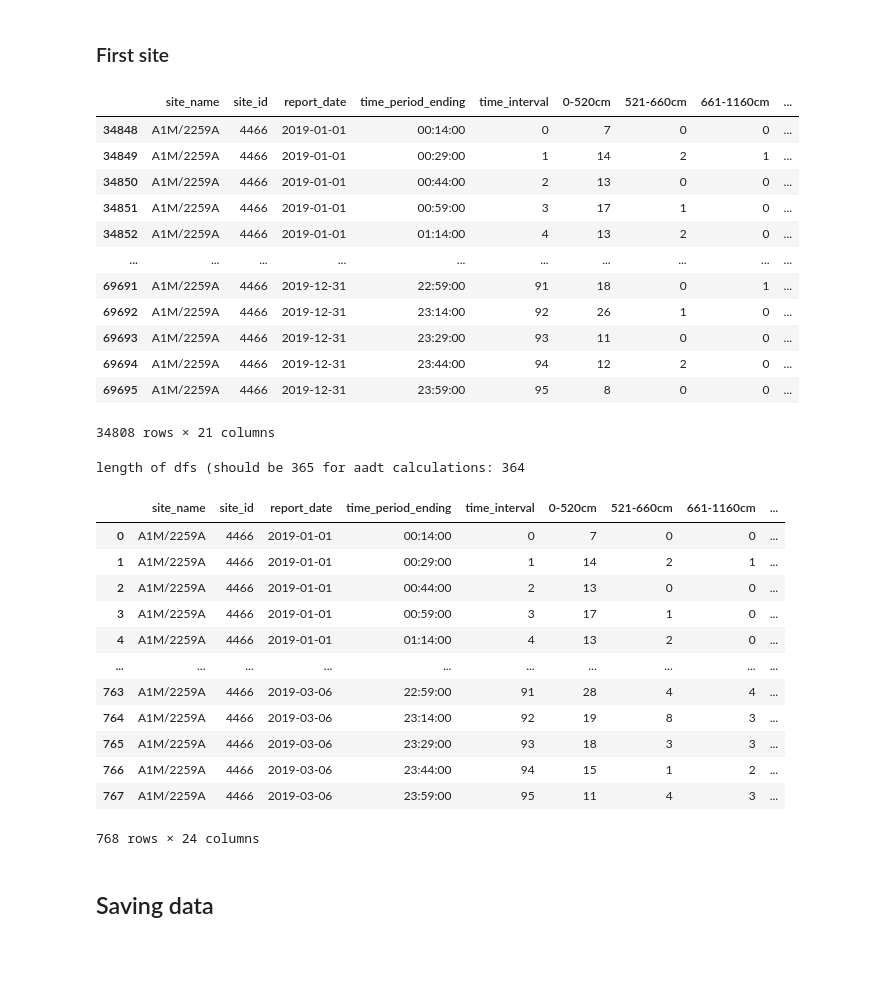
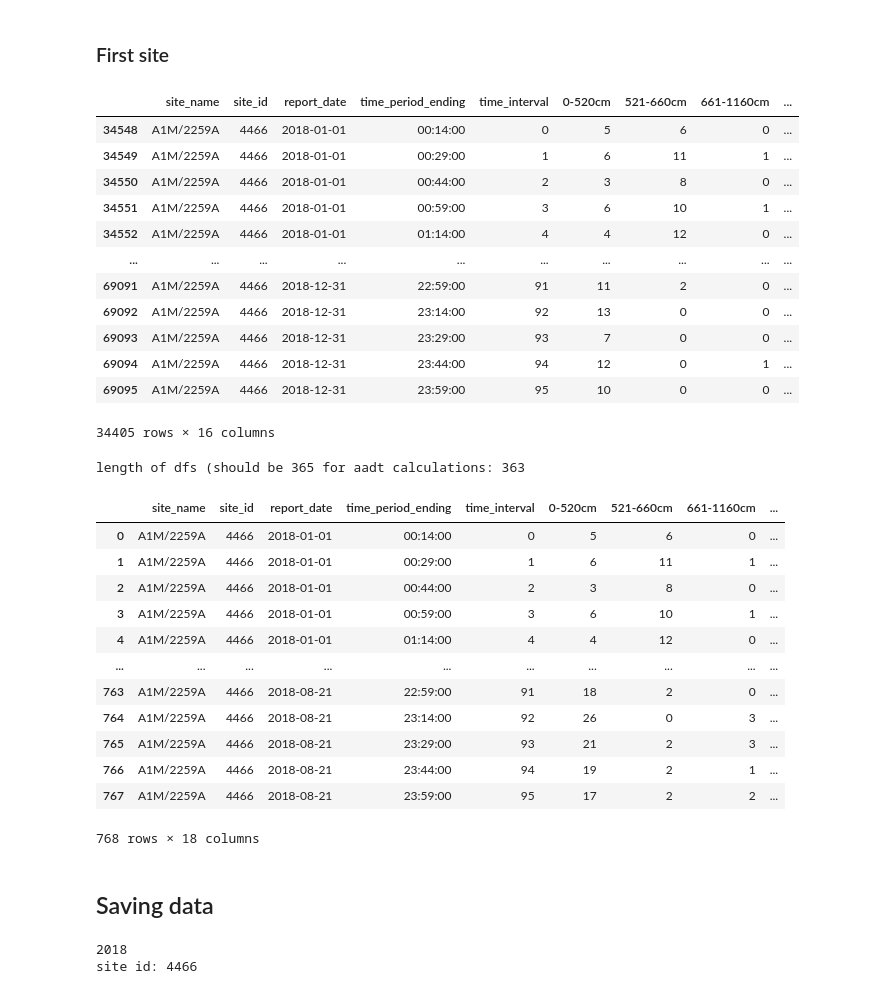
Before and after one commit to horsada/Spatial_Finance_Transport, a Jupyter notebook: dataAPI/trafficAPI.ipynb, the cells around one changed output. Cells and saved outputs as stored; diff of their text form; code cells hidden in the pictures; blank space fills up the shorter version.

Commit message:
Added to trafficAPI ability to download by year too. Preprocessing.ipynb from AADT folder will automatically accept all sites from all years in data/ground_truth_data

```diff
--- a/dataAPI/trafficAPI.ipynb
+++ b/dataAPI/trafficAPI.ipynb
@@ -16,14 +16,14 @@ import numpy as np
 # %% [markdown]
 ## Global Variables
 # %%
-START_DATE = '01012019'
-END_DATE = '01012020'
+START_DATE = '01012018'
+END_DATE = '31122018' # inclusive
 MAX_LAT = 52.6
 MAX_LONG = -0.32
 MIN_LAT = 52.5
 MIN_LONG = -0.33
 QUALITY_THRESHOLD = 90
-NORMALISE_DF = True
+NORMALISE_DF = False
 # %% [markdown]
 ## General Functions
 # %%
@@ -273,7 +273,7 @@ def normalise(clean_report):
     return clean_report[mean>1]
 # %%
 # A pipeline of stages for downloading and normalising reporting.
-def download_clean_pipeline(start_date, end_date, max_lat, max_long, min_lat, min_long, quality_threshold = 90, normalise_df=True):
+def download_clean_pipeline(start_date, end_date, max_lat, max_long, min_lat, min_long, quality_threshold = 90, normalise=True):
     print('Producing clean report df using following parameters:')
     print('------------------------------------------')
     print('start_date: {}'.format(start_date))
@@ -283,7 +283,7 @@ def download_clean_pipeline(start_date, end_date, max_lat, max_long, min_lat, mi
     print('min_lat: {}'.format(min_lat))
     print('min_long: {}'.format(min_long))
     print('quality_threshold: {}'.format(quality_threshold))
-    print('normalise: {}'.format(normalise_df))
+    print('normalise: {}'.format(normalise))
     print('------------------------------------------')
 
     # Get the quality data
@@ -301,7 +301,7 @@ def download_clean_pipeline(start_date, end_date, max_lat, max_long, min_lat, mi
 # %% [markdown]
 ## Clean Report
 # %%
-clean_report_df = download_clean_pipeline(START_DATE, END_DATE, MAX_LAT, MAX_LONG, MIN_LAT, MIN_LONG,  QUALITY_THRESHOLD, NORMALISE_DF)
+clean_report_df = download_clean_pipeline(START_DATE, END_DATE, MAX_LAT, MAX_LONG, MIN_LAT, MIN_LONG,  QUALITY_THRESHOLD, normalise=NORMALISE_DF)
 clean_report_df.head()
 # %% [output]
 Producing clean report df using following parameters:
@@ -401,62 +396,66 @@ site_df['hour'] = site_df['timestamp'].dt.hour
 site_df
 # %% [output]
 |  | site_name | site_id | report_date | time_period_ending | time_interval | 0-520cm | 521-660cm | 661-1160cm | ... |
-| 34848 | A1M/2259A | 4466 | 2019-01-01 | 00:14:00 | 0 | 7 | 0 | 0 | ... |
-| 34849 | A1M/2259A | 4466 | 2019-01-01 | 00:29:00 | 1 | 14 | 2 | 1 | ... |
-| 34850 | A1M/2259A | 4466 | 2019-01-01 | 00:44:00 | 2 | 13 | 0 | 0 | ... |
-| 34851 | A1M/2259A | 4466 | 2019-01-01 | 00:59:00 | 3 | 17 | 1 | 0 | ... |
-| 34852 | A1M/2259A | 4466 | 2019-01-01 | 01:14:00 | 4 | 13 | 2 | 0 | ... |
+| 34548 | A1M/2259A | 4466 | 2018-01-01 | 00:14:00 | 0 | 5 | 6 | 0 | ... |
+| 34549 | A1M/2259A | 4466 | 2018-01-01 | 00:29:00 | 1 | 6 | 11 | 1 | ... |
+| 34550 | A1M/2259A | 4466 | 2018-01-01 | 00:44:00 | 2 | 3 | 8 | 0 | ... |
+| 34551 | A1M/2259A | 4466 | 2018-01-01 | 00:59:00 | 3 | 6 | 10 | 1 | ... |
+| 34552 | A1M/2259A | 4466 | 2018-01-01 | 01:14:00 | 4 | 4 | 12 | 0 | ... |
 | ... | ... | ... | ... | ... | ... | ... | ... | ... | ... |
-| 69691 | A1M/2259A | 4466 | 2019-12-31 | 22:59:00 | 91 | 18 | 0 | 1 | ... |
-| 69692 | A1M/2259A | 4466 | 2019-12-31 | 23:14:00 | 92 | 26 | 1 | 0 | ... |
-| 69693 | A1M/2259A | 4466 | 2019-12-31 | 23:29:00 | 93 | 11 | 0 | 0 | ... |
-| 69694 | A1M/2259A | 4466 | 2019-12-31 | 23:44:00 | 94 | 12 | 2 | 0 | ... |
-| 69695 | A1M/2259A | 4466 | 2019-12-31 | 23:59:00 | 95 | 8 | 0 | 0 | ... |
+| 69091 | A1M/2259A | 4466 | 2018-12-31 | 22:59:00 | 91 | 11 | 2 | 0 | ... |
+| 69092 | A1M/2259A | 4466 | 2018-12-31 | 23:14:00 | 92 | 13 | 0 | 0 | ... |
+| 69093 | A1M/2259A | 4466 | 2018-12-31 | 23:29:00 | 93 | 7 | 0 | 0 | ... |
+| 69094 | A1M/2259A | 4466 | 2018-12-31 | 23:44:00 | 94 | 12 | 0 | 1 | ... |
+| 69095 | A1M/2259A | 4466 | 2018-12-31 | 23:59:00 | 95 | 10 | 0 | 0 | ... |
-34808 rows × 21 columns
+34405 rows × 16 columns
 # %%
 # Groupby site_id and report_date
 dfs = [site_day for _, site_day in site_df.groupby(['report_date'])] # groupby days
 
 print("length of dfs (should be 365 for aadt calculations: {}".format(len(dfs)))
 
 yearly_count = 0
 
 for i in range(len(dfs)):
     df_site_day = dfs[i] # Take single day
     df_site_day['daily_count'] = df_site_day['total_volume'].sum() # Daily count
     yearly_count += df_site_day.iloc[0]['daily_count']
 
-    # timestamp preprocessing
-    df_site_day['timestamp_min_max'] = dt64_to_float(df_site_day['timestamp'])
-    #df_site_day.to_csv('/home/ah2719/FYP/Spatial_Finance_Transport/data/ground_truth_data/report_daily_count.csv')
+    # timestamp preprocessing (currently unused)
+    #df_site_day['timestamp_min_max'] = dt64_to_float(df_site_day['timestamp'])
 
-aadt = yearly_count / 365
+aadt = yearly_count / len(dfs) # in case some days have been removed (otherwise 365)
 
 for i in range(len(dfs)):
     df_site_day = dfs[i] # Take single day
     df_site_day['aadt'] = aadt # add aadt column
 
 # Take random 7 days
 random_days = [np.random.randint(low=1, high=364) for _ in range(7)]
 df_aadt_week = dfs[0].append([dfs[i] for i in random_days], ignore_index=True)
 
 df_aadt_week
 # %% [output]
-length of dfs (should be 365 for aadt calculations: 364
+length of dfs (should be 365 for aadt calculations: 363
 |  | site_name | site_id | report_date | time_period_ending | time_interval | 0-520cm | 521-660cm | 661-1160cm | ... |
-| 0 | A1M/2259A | 4466 | 2019-01-01 | 00:14:00 | 0 | 7 | 0 | 0 | ... |
-| 1 | A1M/2259A | 4466 | 2019-01-01 | 00:29:00 | 1 | 14 | 2 | 1 | ... |
-| 2 | A1M/2259A | 4466 | 2019-01-01 | 00:44:00 | 2 | 13 | 0 | 0 | ... |
-| 3 | A1M/2259A | 4466 | 2019-01-01 | 00:59:00 | 3 | 17 | 1 | 0 | ... |
-| 4 | A1M/2259A | 4466 | 2019-01-01 | 01:14:00 | 4 | 13 | 2 | 0 | ... |
+| 0 | A1M/2259A | 4466 | 2018-01-01 | 00:14:00 | 0 | 5 | 6 | 0 | ... |
+| 1 | A1M/2259A | 4466 | 2018-01-01 | 00:29:00 | 1 | 6 | 11 | 1 | ... |
+| 2 | A1M/2259A | 4466 | 2018-01-01 | 00:44:00 | 2 | 3 | 8 | 0 | ... |
+| 3 | A1M/2259A | 4466 | 2018-01-01 | 00:59:00 | 3 | 6 | 10 | 1 | ... |
+| 4 | A1M/2259A | 4466 | 2018-01-01 | 01:14:00 | 4 | 4 | 12 | 0 | ... |
 | ... | ... | ... | ... | ... | ... | ... | ... | ... | ... |
-| 763 | A1M/2259A | 4466 | 2019-03-06 | 22:59:00 | 91 | 28 | 4 | 4 | ... |
-| 764 | A1M/2259A | 4466 | 2019-03-06 | 23:14:00 | 92 | 19 | 8 | 3 | ... |
-| 765 | A1M/2259A | 4466 | 2019-03-06 | 23:29:00 | 93 | 18 | 3 | 3 | ... |
-| 766 | A1M/2259A | 4466 | 2019-03-06 | 23:44:00 | 94 | 15 | 1 | 2 | ... |
-| 767 | A1M/2259A | 4466 | 2019-03-06 | 23:59:00 | 95 | 11 | 4 | 3 | ... |
+| 763 | A1M/2259A | 4466 | 2018-08-21 | 22:59:00 | 91 | 18 | 2 | 0 | ... |
+| 764 | A1M/2259A | 4466 | 2018-08-21 | 23:14:00 | 92 | 26 | 0 | 3 | ... |
+| 765 | A1M/2259A | 4466 | 2018-08-21 | 23:29:00 | 93 | 21 | 2 | 3 | ... |
+| 766 | A1M/2259A | 4466 | 2018-08-21 | 23:44:00 | 94 | 19 | 2 | 1 | ... |
+| 767 | A1M/2259A | 4466 | 2018-08-21 | 23:59:00 | 95 | 17 | 2 | 2 | ... |
-768 rows × 24 columns
+768 rows × 18 columns
 # %% [markdown]
 ## Saving data
 # %%
-df_aadt_week.to_csv('/home/ah2719/FYP/Spatial_Finance_Transport/data/ground_truth_data/aadt_site_{}_year_{}.csv'.format(df_aadt_week.iloc[0]['site_id'], END_DATE[-4:]))
+print(START_DATE[-4:])
+print("site id: {}".format(df_aadt_week.iloc[0]['site_id']))
+df_aadt_week.to_csv('/home/ah2719/FYP/Spatial_Finance_Transport/data/ground_truth_data/aadt_site_{}_year_{}.csv'.format(df_aadt_week.iloc[0]['site_id'], START_DATE[-4:]))
+# %% [output]
+2018
+site id: 4466
```
Also changed, not shown: parts of 3 cells of this notebook, 2 other files.
